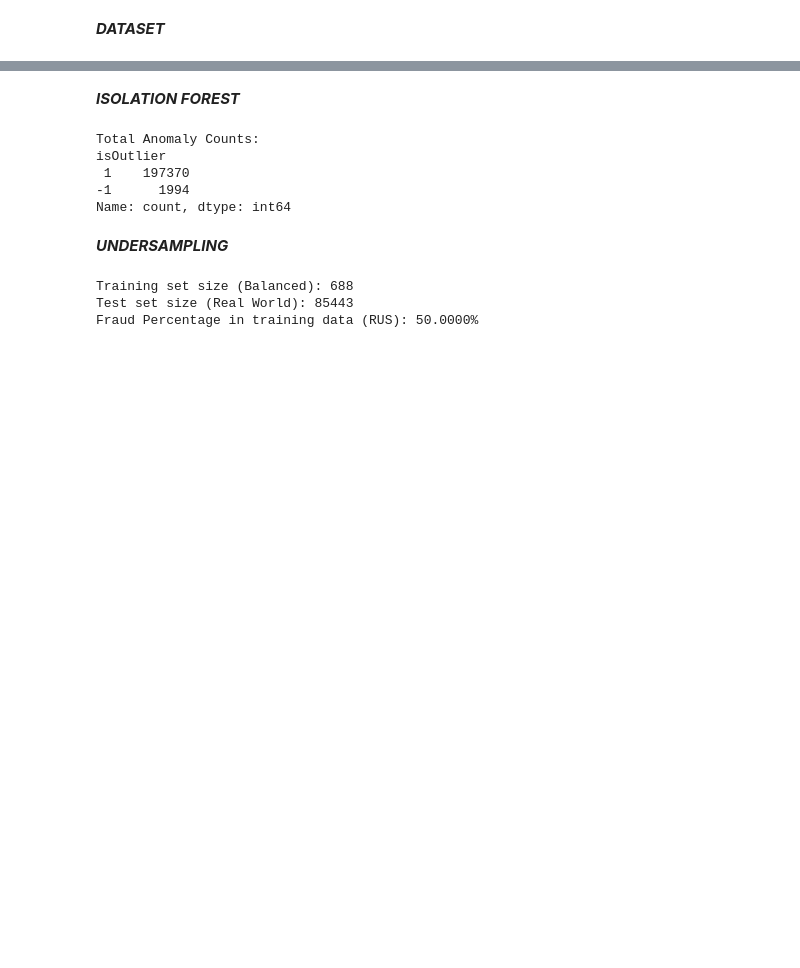
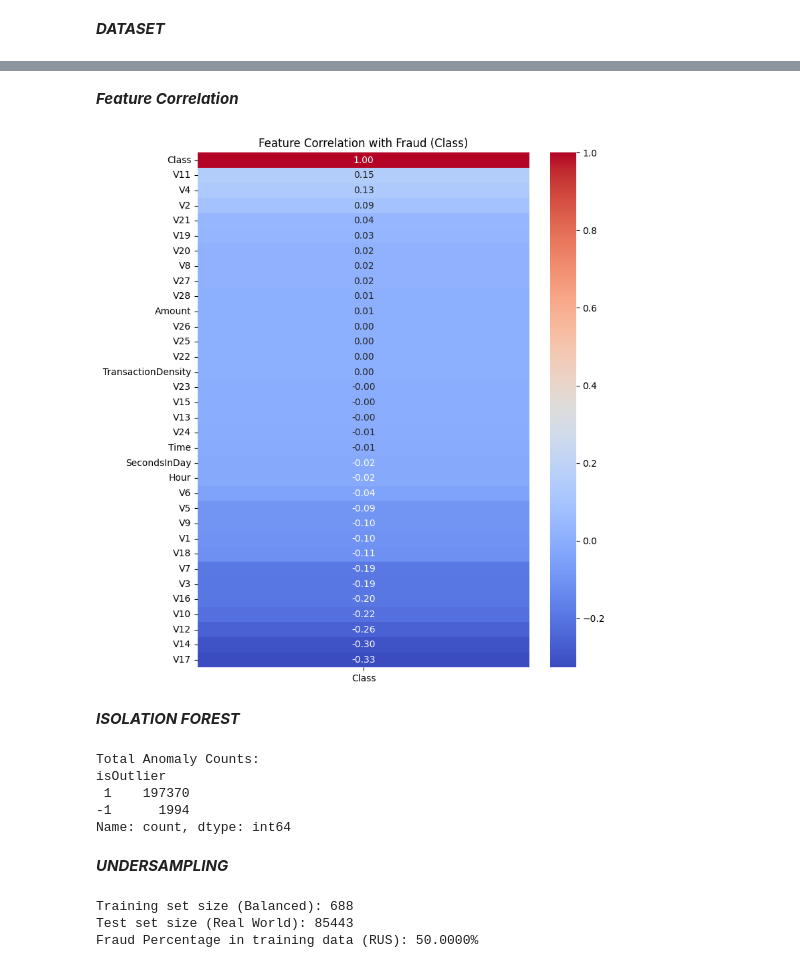
Before and after one commit to Wisuy/Credit-Card-Fraud, a Jupyter notebook: Credit_Card_Fraud.ipynb, the cells around one changed output, grey strips where cells are left out. Saved outputs shown, nothing was run; the diff lists cells and outputs as text; code cells hidden in the pictures; blank space fills up the shorter version.

```diff
--- a/Credit_Card_Fraud.ipynb
+++ b/Credit_Card_Fraud.ipynb
@@ -39,3 +105,17 @@ Fraud ratio: 0.1727%
+# %% [markdown]
+***Feature Correlation***
+# %%
+import seaborn as sns
+import matplotlib.pyplot as plt
+
+plt.figure(figsize=(8, 10))
+
+corr = df.corr()[['Class']].sort_values(by='Class', ascending=False)
+sns.heatmap(corr, annot=True, cmap='coolwarm', fmt=".2f")
+plt.title('Feature Correlation with Fraud (Class)')
+plt.show()
+# %% [output]
+[figure, added]
 # %% [markdown]
 ***ISOLATION FOREST***
 # %%
```
Also changed, not shown: parts of 18 cells of this notebook.
